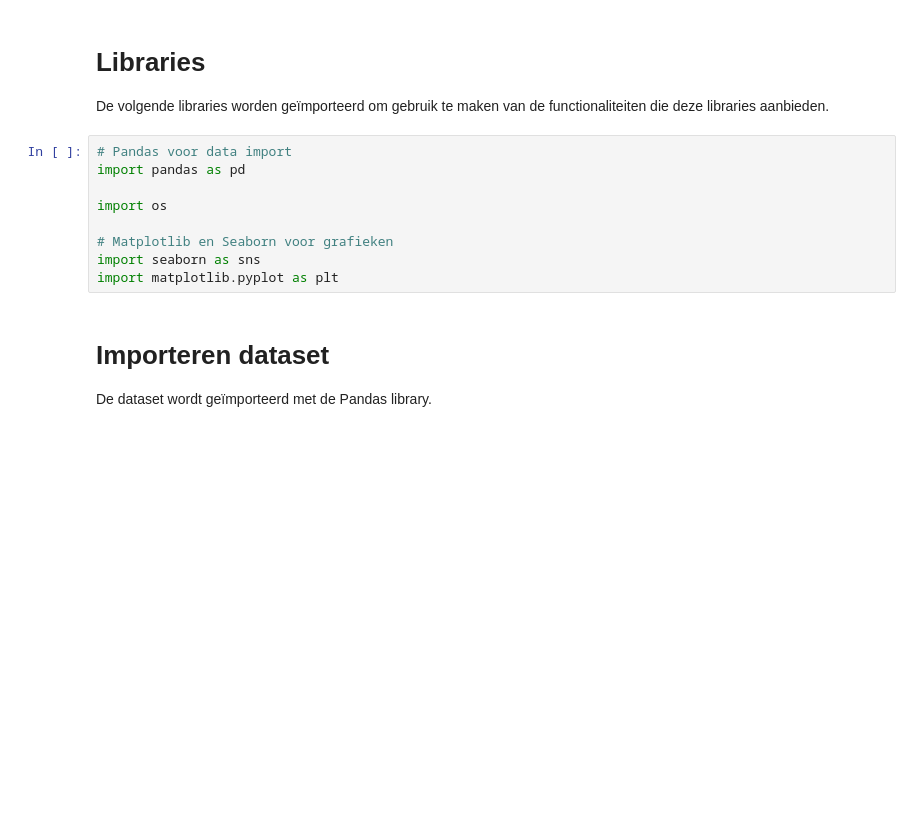
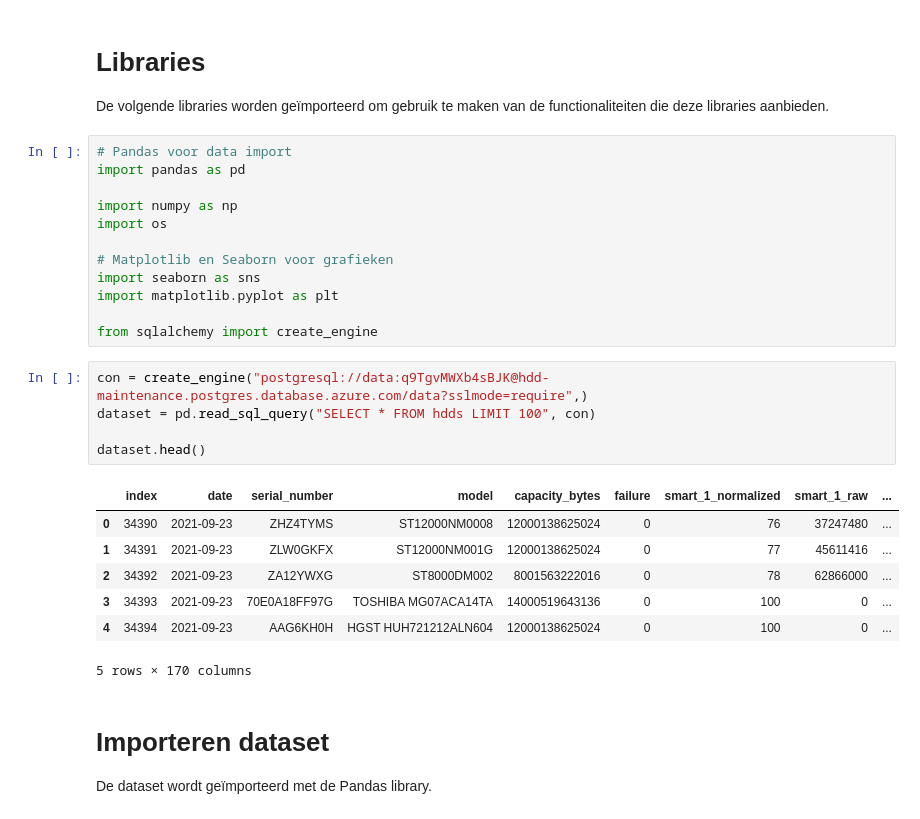
Before and after one commit to Dimidrie/BD04-PredMain, a Jupyter notebook: drives.ipynb, the cells around one changed output. Drawn from its saved outputs; the diff is of its cells as text; blank space fills up the shorter version.

```diff
--- a/drives.ipynb
+++ b/drives.ipynb
@@ -14,11 +14,27 @@ De volgende libraries worden geïmporteerd om gebruik te maken van de functional
 # Pandas voor data import
 import pandas as pd
 
+import numpy as np
 import os
 
 # Matplotlib en Seaborn voor grafieken
 import seaborn as sns
 import matplotlib.pyplot as plt
+
+from sqlalchemy import create_engine
+# %%
+con = create_engine("postgresql://data:q9TgvMWXb4sBJK@hdd-maintenance.postgres.database.azure.com/data?sslmode=require",)
+dataset = pd.read_sql_query("SELECT * FROM hdds LIMIT 100", con)
+
+dataset.head()
+# %% [output]
+|  | index | date | serial_number | model | capacity_bytes | failure | smart_1_normalized | smart_1_raw | ... |
+| 0 | 34390 | 2021-09-23 | ZHZ4TYMS | ST12000NM0008 | 12000138625024 | 0 | 76 | 37247480 | ... |
+| 1 | 34391 | 2021-09-23 | ZLW0GKFX | ST12000NM001G | 12000138625024 | 0 | 77 | 45611416 | ... |
+| 2 | 34392 | 2021-09-23 | ZA12YWXG | ST8000DM002 | 8001563222016 | 0 | 78 | 62866000 | ... |
+| 3 | 34393 | 2021-09-23 | 70E0A18FF97G | TOSHIBA MG07ACA14TA | 14000519643136 | 0 | 100 | 0 | ... |
+| 4 | 34394 | 2021-09-23 | AAG6KH0H | HGST HUH721212ALN604 | 12000138625024 | 0 | 100 | 0 | ... |
+5 rows × 170 columns
 # %% [markdown]
 # Importeren dataset
 De dataset wordt geïmporteerd met de Pandas library.
```
Also changed, not shown: parts of 8 cells of this notebook.
